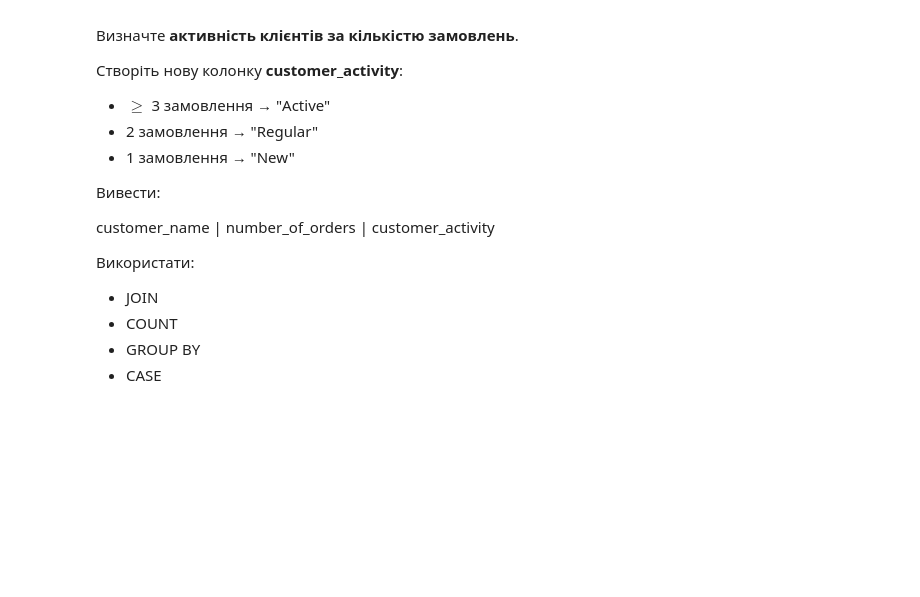
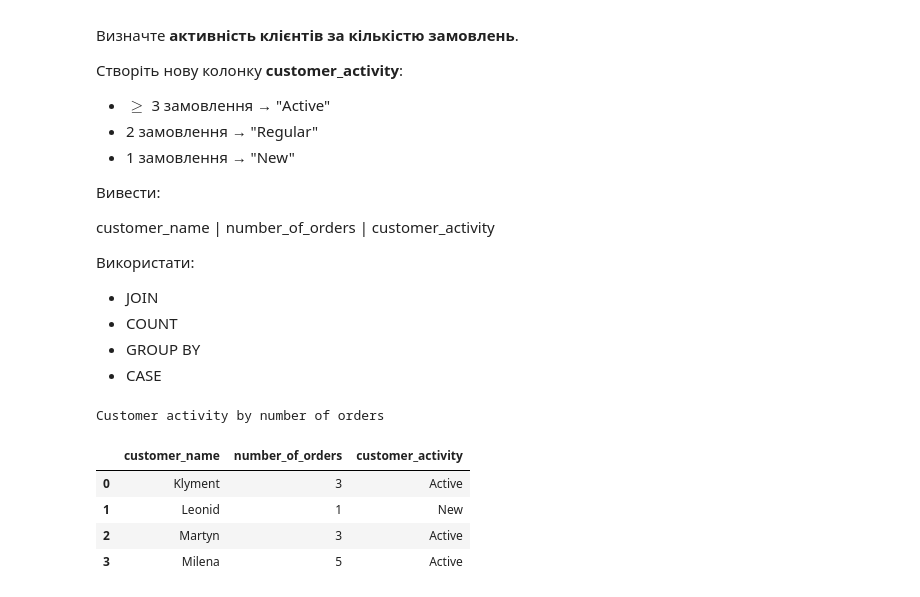
Before and after one commit to BogdanPinchuk/DataScience-PBY_HW7, a Jupyter notebook: Bohdan_Pinchuk_DS_HW7.ipynb, the cells around one changed output. Cells and saved outputs as stored; diff of their text form; code cells hidden in the pictures; blank space fills up the shorter version.

```diff
--- a/Bohdan_Pinchuk_DS_HW7.ipynb
+++ b/Bohdan_Pinchuk_DS_HW7.ipynb
@@ -1217,3 +1217,54 @@ customer_name | number_of_orders | customer_activity
 - COUNT
 - GROUP BY
 - CASE
+# %%
+#### Variant №1 ####
+
+import jinja2
+import sqlite3
+import pandas as pd
+
+# Input data
+# Solution
+# SQL
+conn = sqlite3.connect(db_file_name)
+cursor = conn.cursor()
+
+# Extract data from DB
+cursor.execute("""
+SELECT customer_name,
+       number_of_orders,
+       CASE
+           WHEN number_of_orders = 1
+               THEN 'New'
+           WHEN number_of_orders = 2
+               THEN 'Regular'
+           ELSE 'Active'
+           END AS customer_activity
+FROM (SELECT name                AS customer_name,
+             COUNT(product_name) AS number_of_orders
+      FROM order_items
+               JOIN orders ON order_items.order_id = orders.id
+               JOIN products ON order_items.product_id = products.id
+               JOIN customers ON orders.customer_id = customers.id
+      GROUP BY customer_name);
+""")
+
+# Extract column names
+columns_names = [column_name[0] for column_name in cursor.description]
+# Extract data
+table_data = cursor.fetchall()
+
+conn.close()
+
+# Print results
+df = (pd.DataFrame(table_data, columns=columns_names).style.
+      set_caption("Customer activity by number of orders"))
+display(df)
+# %% [output]
+Customer activity by number of orders
+|  | customer_name | number_of_orders | customer_activity |
+| 0 | Klyment | 3 | Active |
+| 1 | Leonid | 1 | New |
+| 2 | Martyn | 3 | Active |
+| 3 | Milena | 5 | Active |
```
Also changed, not shown: parts of 1 cell of this notebook.
